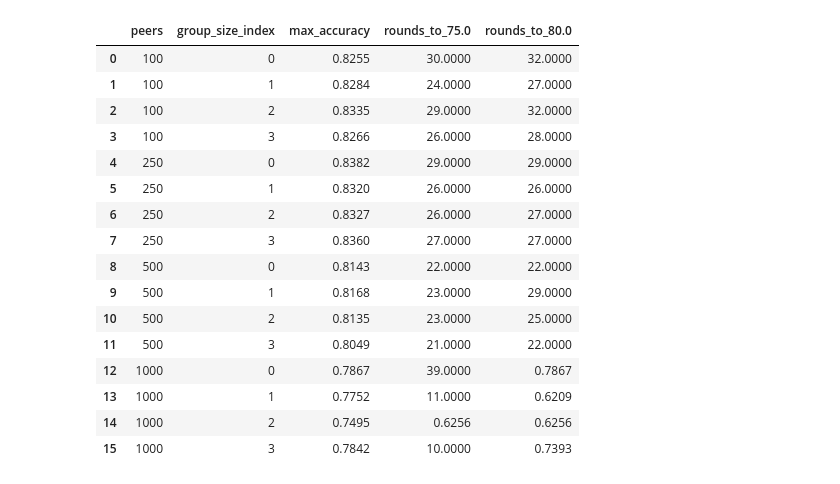
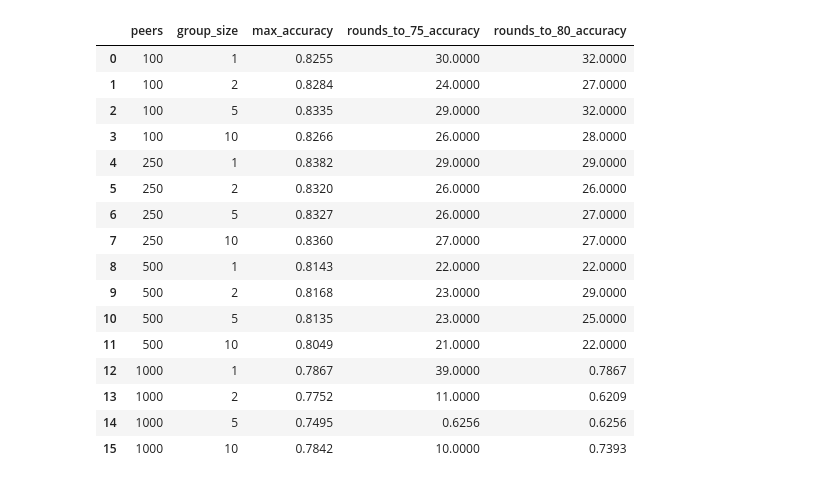
Before and after one commit to AdwaitB/AIC-Project, a Jupyter notebook: plotter.ipynb, the cells around one changed output. Cells and saved outputs as stored; diff of their text form; code cells hidden in the pictures.

```diff
--- a/plotter.ipynb
+++ b/plotter.ipynb
@@ -54,4 +55,4 @@ dict_results = {}
 
 for i in [100, 250, 500, 1000]:
     dict_results[i] = np.load(f"./results/{i}.npy", allow_pickle=True)[()]
-    pair_wise_post_process(dict_results[i], [1, 2, 5, 10], i, 40, [0.80, 0.75])
+    #pair_wise_post_process(dict_results[i], [1, 2, 5, 10], i, 40, [0.80, 0.75])
@@ -73,4 +61,4 @@ dict_fraud = {}
 
 for i in [50, 100, 250, 350]:
     dict_fraud[i] = np.load(f"./fraud/{i}.npy", allow_pickle=True)[()]
-    pair_wise_post_process(dict_fraud[i], [1, 2, 5, 10], i, 40, [0.75, 0.70])
+    #pair_wise_post_process(dict_fraud[i], [1, 2, 5, 10], i, 40, [0.75, 0.70])
@@ -90,5 +64,0 @@ for i in [50, 100, 250, 350]:
-# %%
-for i in dict_fraud:
-    print(f"peers {i}")
-    for j in dict_fraud[i]:
-        print(f"something {j}")
@@ -116,18 +65,18 @@ something 3
 # %%
-def get_metrics(acc, cutoffs):
+def get_metrics(acc, cutoffs, group_sizes=[1, 2, 5, 10]):
     ret = {}
     ret['peers'] = []
-    ret['group_size_index'] = []
+    ret['group_size'] = []
     ret['max_accuracy'] = []
 
     for cutoff in cutoffs:
-        ret[f'rounds_to_{cutoff*100}'] = []
+        ret[f'rounds_to_{int(cutoff*100)}_accuracy'] = []
 
     for x in acc:
         for y in acc[x]:
             arr = acc[x][y]
             ret['peers'].append(x)
-            ret['group_size_index'].append(y)
+            ret['group_size'].append(group_sizes[y])
             ret['max_accuracy'].append(max(arr))
 
             for i, cutoff in enumerate(cutoffs):
@@ -136,26 +85,27 @@ def get_metrics(acc, cutoffs):
                     if val >= cutoff:
                         val = j
                         break
-                ret[f'rounds_to_{cutoff*100}'].append(val)
+                ret[f'rounds_to_{int(cutoff*100)}_accuracy'].append(val)
 
     return pd.DataFrame(ret)
 # %%
-get_metrics(dict_results, [0.75, 0.8])
+df_covid = get_metrics(dict_results, [0.75, 0.8])
+df_covid
 # %% [output]
-|  | peers | group_size_index | max_accuracy | rounds_to_75.0 | rounds_to_80.0 |
-| 0 | 100 | 0 | 0.8255 | 30.0000 | 32.0000 |
-| 1 | 100 | 1 | 0.8284 | 24.0000 | 27.0000 |
-| 2 | 100 | 2 | 0.8335 | 29.0000 | 32.0000 |
-| 3 | 100 | 3 | 0.8266 | 26.0000 | 28.0000 |
-| 4 | 250 | 0 | 0.8382 | 29.0000 | 29.0000 |
-| 5 | 250 | 1 | 0.8320 | 26.0000 | 26.0000 |
-| 6 | 250 | 2 | 0.8327 | 26.0000 | 27.0000 |
-| 7 | 250 | 3 | 0.8360 | 27.0000 | 27.0000 |
-| 8 | 500 | 0 | 0.8143 | 22.0000 | 22.0000 |
-| 9 | 500 | 1 | 0.8168 | 23.0000 | 29.0000 |
-| 10 | 500 | 2 | 0.8135 | 23.0000 | 25.0000 |
-| 11 | 500 | 3 | 0.8049 | 21.0000 | 22.0000 |
-| 12 | 1000 | 0 | 0.7867 | 39.0000 | 0.7867 |
-| 13 | 1000 | 1 | 0.7752 | 11.0000 | 0.6209 |
-| 14 | 1000 | 2 | 0.7495 | 0.6256 | 0.6256 |
-| 15 | 1000 | 3 | 0.7842 | 10.0000 | 0.7393 |
+|  | peers | group_size | max_accuracy | rounds_to_75_accuracy | rounds_to_80_accuracy |
+| 0 | 100 | 1 | 0.8255 | 30.0000 | 32.0000 |
+| 1 | 100 | 2 | 0.8284 | 24.0000 | 27.0000 |
+| 2 | 100 | 5 | 0.8335 | 29.0000 | 32.0000 |
+| 3 | 100 | 10 | 0.8266 | 26.0000 | 28.0000 |
+| 4 | 250 | 1 | 0.8382 | 29.0000 | 29.0000 |
+| 5 | 250 | 2 | 0.8320 | 26.0000 | 26.0000 |
+| 6 | 250 | 5 | 0.8327 | 26.0000 | 27.0000 |
+| 7 | 250 | 10 | 0.8360 | 27.0000 | 27.0000 |
+| 8 | 500 | 1 | 0.8143 | 22.0000 | 22.0000 |
+| 9 | 500 | 2 | 0.8168 | 23.0000 | 29.0000 |
+| 10 | 500 | 5 | 0.8135 | 23.0000 | 25.0000 |
+| 11 | 500 | 10 | 0.8049 | 21.0000 | 22.0000 |
+| 12 | 1000 | 1 | 0.7867 | 39.0000 | 0.7867 |
+| 13 | 1000 | 2 | 0.7752 | 11.0000 | 0.6209 |
+| 14 | 1000 | 5 | 0.7495 | 0.6256 | 0.6256 |
+| 15 | 1000 | 10 | 0.7842 | 10.0000 | 0.7393 |
```
Also changed, not shown: parts of 11 cells of this notebook.
